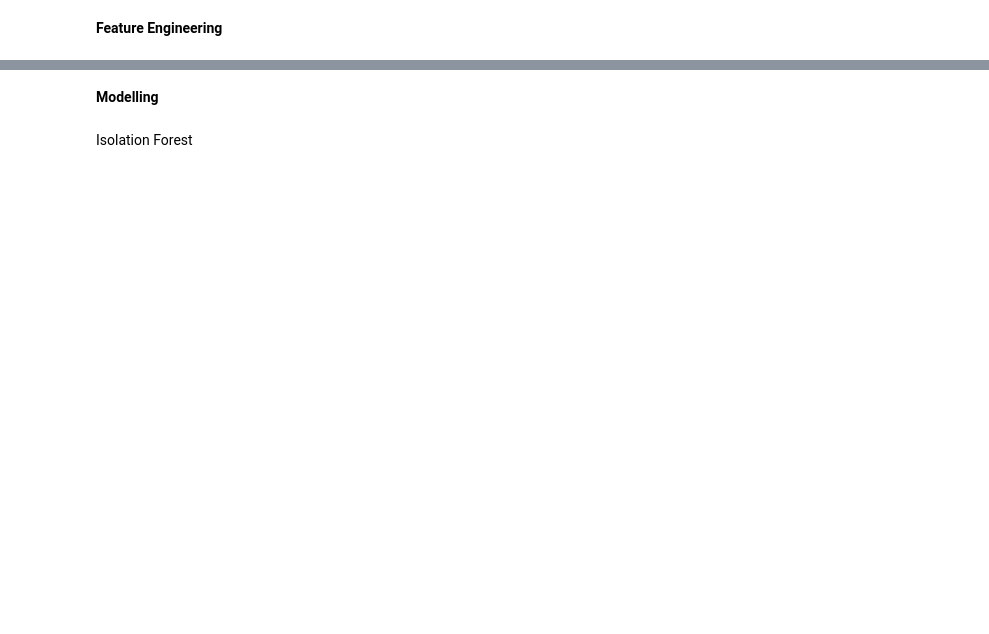
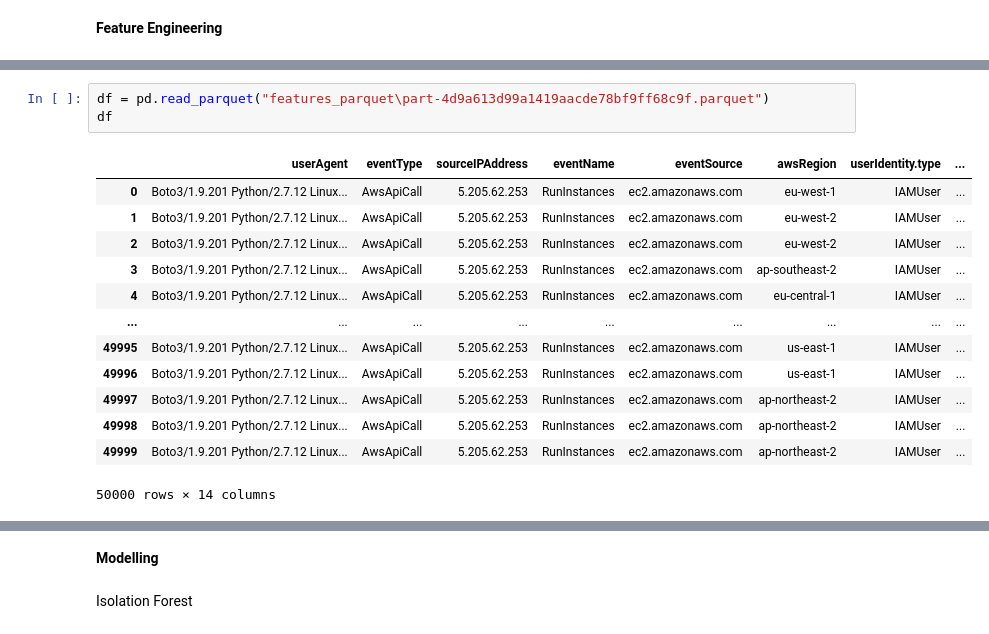
Before and after one commit to ChristabelAtieno/threat-hunting-project, a Jupyter notebook: notebook/threat hunting.ipynb, the cells around one changed output, grey strips where cells are left out. Saved outputs shown, nothing was run; the diff lists cells and outputs as text; blank space fills up the shorter version.

```diff
--- a/notebook/threat hunting.ipynb
+++ b/notebook/threat hunting.ipynb
@@ -278,0 +174,17 @@ X_scaled = scaler.fit_transform(X)
+# %%
+df = pd.read_parquet("features_parquet\part-4d9a613d99a1419aacde78bf9ff68c9f.parquet")
+df
+# %% [output]
+|  | userAgent | eventType | sourceIPAddress | eventName | eventSource | awsRegion | userIdentity.type | ... |
+| 0 | Boto3/1.9.201 Python/2.7.12 Linux... | AwsApiCall | 5.205.62.253 | RunInstances | ec2.amazonaws.com | eu-west-1 | IAMUser | ... |
+| 1 | Boto3/1.9.201 Python/2.7.12 Linux... | AwsApiCall | 5.205.62.253 | RunInstances | ec2.amazonaws.com | eu-west-2 | IAMUser | ... |
+| 2 | Boto3/1.9.201 Python/2.7.12 Linux... | AwsApiCall | 5.205.62.253 | RunInstances | ec2.amazonaws.com | eu-west-2 | IAMUser | ... |
+| 3 | Boto3/1.9.201 Python/2.7.12 Linux... | AwsApiCall | 5.205.62.253 | RunInstances | ec2.amazonaws.com | ap-southeast-2 | IAMUser | ... |
+| 4 | Boto3/1.9.201 Python/2.7.12 Linux... | AwsApiCall | 5.205.62.253 | RunInstances | ec2.amazonaws.com | eu-central-1 | IAMUser | ... |
+| ... | ... | ... | ... | ... | ... | ... | ... | ... |
+| 49995 | Boto3/1.9.201 Python/2.7.12 Linux... | AwsApiCall | 5.205.62.253 | RunInstances | ec2.amazonaws.com | us-east-1 | IAMUser | ... |
+| 49996 | Boto3/1.9.201 Python/2.7.12 Linux... | AwsApiCall | 5.205.62.253 | RunInstances | ec2.amazonaws.com | us-east-1 | IAMUser | ... |
+| 49997 | Boto3/1.9.201 Python/2.7.12 Linux... | AwsApiCall | 5.205.62.253 | RunInstances | ec2.amazonaws.com | ap-northeast-2 | IAMUser | ... |
+| 49998 | Boto3/1.9.201 Python/2.7.12 Linux... | AwsApiCall | 5.205.62.253 | RunInstances | ec2.amazonaws.com | ap-northeast-2 | IAMUser | ... |
+| 49999 | Boto3/1.9.201 Python/2.7.12 Linux... | AwsApiCall | 5.205.62.253 | RunInstances | ec2.amazonaws.com | ap-northeast-2 | IAMUser | ... |
+50000 rows × 14 columns
```
Also changed, not shown: parts of 53 cells of this notebook, 5 other files.
